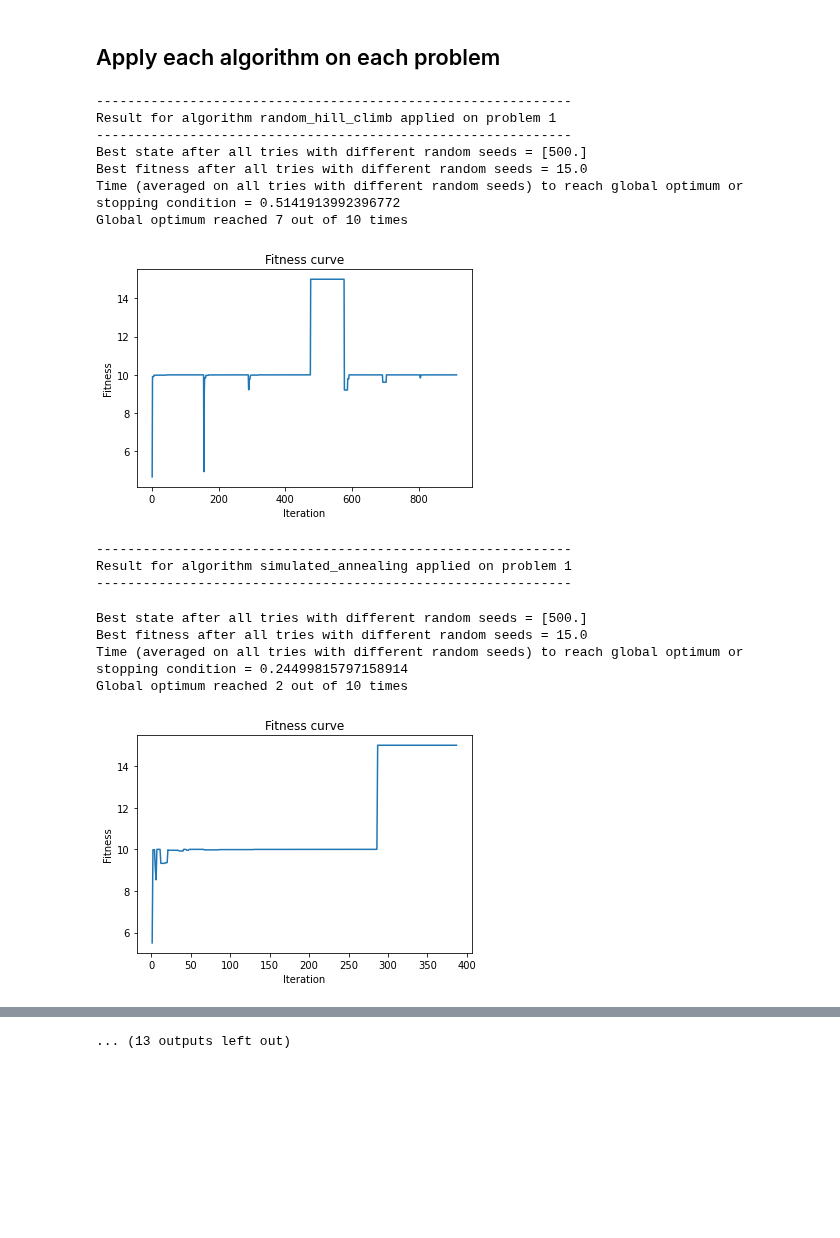
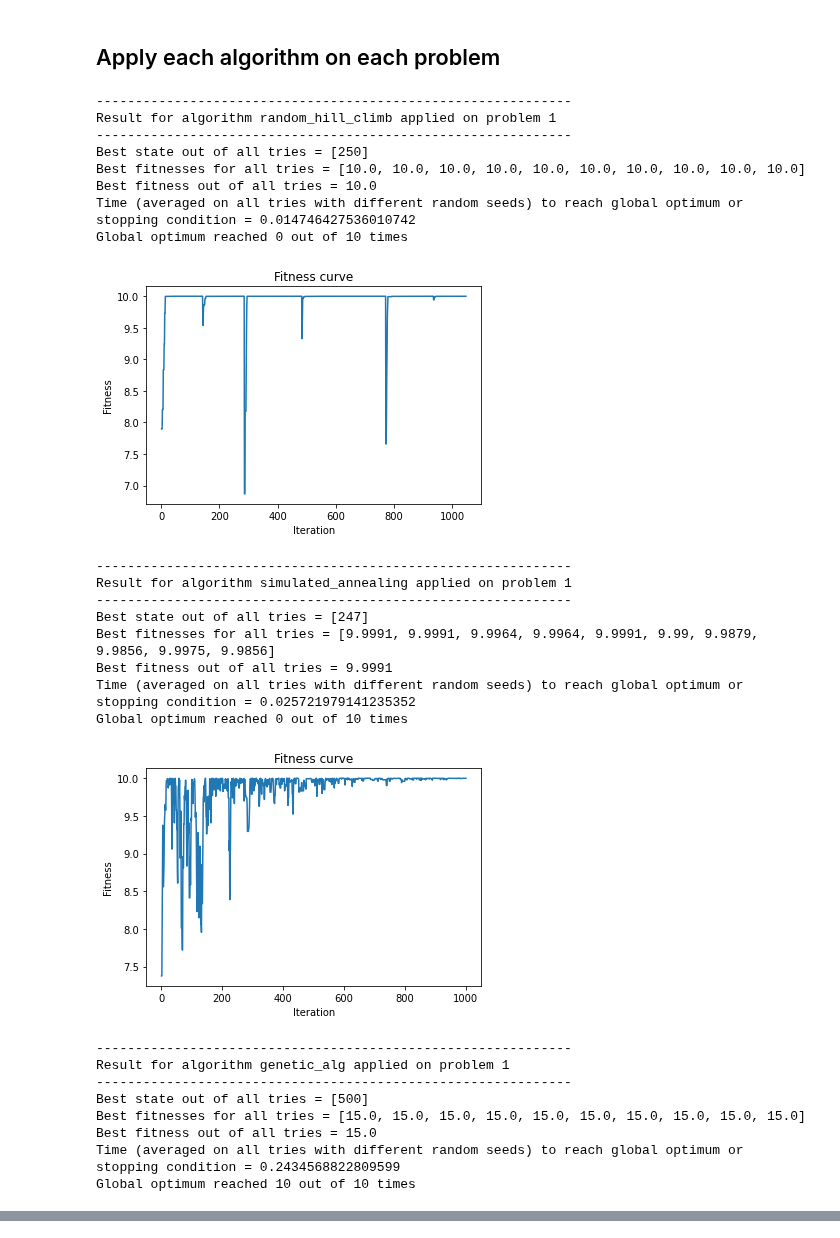
Before and after one commit to yujing1004/cs7641, a Jupyter notebook: assignment2/randomized_optimization.ipynb, the cells around one changed output, grey strips where cells are left out. Drawn from its saved outputs; the diff is of its cells as text; code cells hidden in the pictures; blank space fills up the shorter version.

Commit message:
Patch random_neighbor to work with 1d case

```diff
--- a/assignment2/randomized_optimization.ipynb
+++ b/assignment2/randomized_optimization.ipynb
@@ -17,3 +19,18 @@ import time
+# %%
+def random_neighbor_1d(self):
+    MAX_STEP = 50
+    neighbor = np.copy(self.state)
+    if neighbor[0] == 0:
+        neighbor[0] += np.random.randint(1, MAX_STEP + 1)
+    elif neighbor[0] == 999:
+        neighbor[0] -= np.random.randint(1, MAX_STEP + 1)
+    else:
+        i = np.random.randint(0, 2)
+        if i == 0:
+            neighbor[0] += np.random.randint(1, min(MAX_STEP, 999 - neighbor[0]) + 1)
+        else:
+            neighbor[0] -= np.random.randint(1, min(MAX_STEP, neighbor[0]) + 1)
+    return neighbor
 # %% [markdown]
 ## Define Three problems
 1. Sharp Global Peak
@@ -103,7 +120,7 @@ all_parameters = {
             'restarts': 5,
         },
         'simulated_annealing': {
-            'schedule': mlrose.ExpDecay(init_temp=1.0, exp_const=0.05, min_temp=0.001),
+            'schedule': mlrose.ExpDecay(init_temp=1.0, exp_const=0.005, min_temp=0.001),
         },
         'genetic_alg': {
             'pop_size': 200,
@@ -120,7 +137,7 @@ all_parameters = {
             'restarts': 5,
         },
         'simulated_annealing': {
-            'schedule': mlrose.ExpDecay(init_temp=1.0, exp_const=0.005, min_temp=0.001),
+            'schedule': mlrose.ExpDecay(init_temp=1.0, exp_const=0.001, min_temp=0.001),
         },
         'genetic_alg': {
             'pop_size': 200,
@@ -163,7 +180,7 @@ def estimate_time_to_reach_global_optimum_or_stopping_condition(total_time, fitn
     In addition, return a boolean var indicating whether the global optimum was reached or not
     """
     for i, fitness in enumerate(fitness_curve):
-        if abs(fitness - global_optimum) / global_optimum <= 0.001:
+        if abs(fitness - global_optimum) < 1:
             return (i + 1) / len(fitness_curve) * total_time, True
     return total_time, False
 # %%
@@ -178,13 +195,14 @@ def randomized_optimization(fitness_func, algorithm, parameters, random_state):
     else:
         fitness = mlrose.CustomFitness(fitness_func)
         problem = mlrose.DiscreteOpt(length=1, fitness_fn=fitness, maximize=True, max_val=1000)
+        mlrose.DiscreteOpt.random_neighbor = random_neighbor_1d  # Patch to make it work with 1d case
     start_time = time.time()
     if algorithm == 'random_hill_climb':
         best_state, best_fitness, fitness_curve = mlrose.random_hill_climb(
             problem,
             max_attempts=100,
             max_iters=1000,
-            init_state=np.zeros(problem.length),
+            # init_state=np.zeros(problem.length),
             random_state=random_state,
             curve=True,
             **parameters,
@@ -194,7 +212,7 @@ def randomized_optimization(fitness_func, algorithm, parameters, random_state):
             problem,
             max_attempts=100,
             max_iters=1000,
-            init_state=np.zeros(problem.length),
+            # init_state=np.zeros(problem.length),
             random_state=random_state,
             curve=True,
             **parameters,
@@ -229,50 +247,64 @@ for i, fitness_func in enumerate(fitness_funcs):
     for algorithm in algorithms:
         print('-------------------------------------------------------------')
         print('Result for algorithm {0} applied on problem {1}'.format(algorithm, i + 1))
         print('-------------------------------------------------------------')
+        best_state_all_tries = None
         best_fitness_all_tries = -sys.maxsize
-        best_state_all_tries = None
-        best_fitness_curve_all_tries = None
+        best_fitnesses = []
+        fitness_curves = []
         effective_times = []
         bools_global_optimum_reached = []
         for random_state in range(10):
             best_state, best_fitness, fitness_curve, total_time = randomized_optimization(
                 fitness_func,
                 algorithm,
                 all_parameters['p{}'.format(i + 1)][algorithm],
                 random_state,
             )
+            best_fitnesses.append(best_fitness)
+            fitness_curves.append(fitness_curve)
             effective_time, global_optimum_reached \
                 = estimate_time_to_reach_global_optimum_or_stopping_condition(
                     total_time, fitness_curve, global_optimums['p{}'.format(i + 1)],
                 )
             effective_times.append(effective_time)
             bools_global_optimum_reached.append(global_optimum_reached)
+            # print(fitness_curve)
             if best_fitness > best_fitness_all_tries:
+                best_state_all_tries = best_state
                 best_fitness_all_tries = best_fitness
-                best_state_all_tries = best_state
-                best_fitness_curve_all_tries = fitness_curve
-        print('Best state after all tries with different random seeds = {}'.format(best_state_all_tries))
-        print('Best fitness after all tries with different random seeds = {}'.format(best_fitness_all_tries))
+        print('Best state out of all tries = {}'.format(best_state_all_tries))
+        print('Best fitnesses for all tries = {}'.format(best_fitnesses))
+        print('Best fitness out of all tries = {}'.format(best_fitness_all_tries))
         print('Time (averaged on all tries with different random seeds) to reach global optimum or stopping condition = {}'
               .format(sum(effective_times) / len(effective_times)))
         print('Global optimum reached {0} out of {1} times'
               .format(sum(bools_global_optimum_reached), len(bools_global_optimum_reached)))
-        plot_fitness_curve(best_fitness_curve_all_tries)
+        plot_fitness_curve(fitness_curves[0])
 # %% [output]
 -------------------------------------------------------------
 Result for algorithm random_hill_climb applied on problem 1
 -------------------------------------------------------------
-Best state after all tries with different random seeds = [500.]
-Best fitness after all tries with different random seeds = 15.0
-Time (averaged on all tries with different random seeds) to reach global optimum or stopping condition = 0.5141913992396772
-Global optimum reached 7 out of 10 times
+Best state out of all tries = [250]
+Best fitnesses for all tries = [10.0, 10.0, 10.0, 10.0, 10.0, 10.0, 10.0, 10.0, 10.0, 10.0]
+Best fitness out of all tries = 10.0
+Time (averaged on all tries with different random seeds) to reach global optimum or stopping condition = 0.014746427536010742
+Global optimum reached 0 out of 10 times
-[figure, old version]
+[figure, new version]
 -------------------------------------------------------------
 Result for algorithm simulated_annealing applied on problem 1
 -------------------------------------------------------------
+Best state out of all tries = [247]
+Best fitnesses for all tries = [9.9991, 9.9991, 9.9964, 9.9964, 9.9991, 9.99, 9.9879, 9.9856, 9.9975, 9.9856]
+Best fitness out of all tries = 9.9991
+Time (averaged on all tries with different random seeds) to reach global optimum or stopping condition = 0.025721979141235352
+Global optimum reached 0 out of 10 times
+[figure, new version]
-Best state after all tries with different random seeds = [500.]
-Best fitness after all tries with different random seeds = 15.0
-Time (averaged on all tries with different random seeds) to reach global optimum or stopping condition = 0.24499815797158914
-Global optimum reached 2 out of 10 times
+-------------------------------------------------------------
+Result for algorithm genetic_alg applied on problem 1
+-------------------------------------------------------------
+Best state out of all tries = [500]
+Best fitnesses for all tries = [15.0, 15.0, 15.0, 15.0, 15.0, 15.0, 15.0, 15.0, 15.0, 15.0]
+Best fitness out of all tries = 15.0
+Time (averaged on all tries with different random seeds) to reach global optimum or stopping condition = 0.2434568822809599
+Global optimum reached 10 out of 10 times
-[figure, old version]
@@ -310 +339,0 @@ Global optimum reached 4 out of 10 times
-... (13 outputs left out)
```
Also changed, not shown: parts of 2 cells of this notebook.
